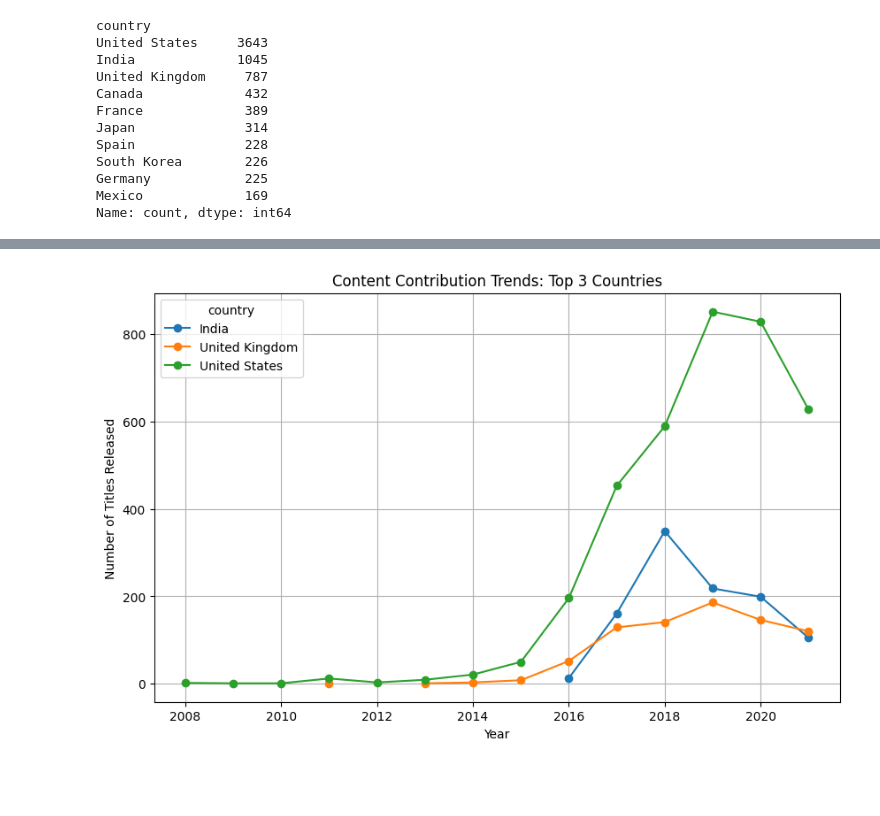
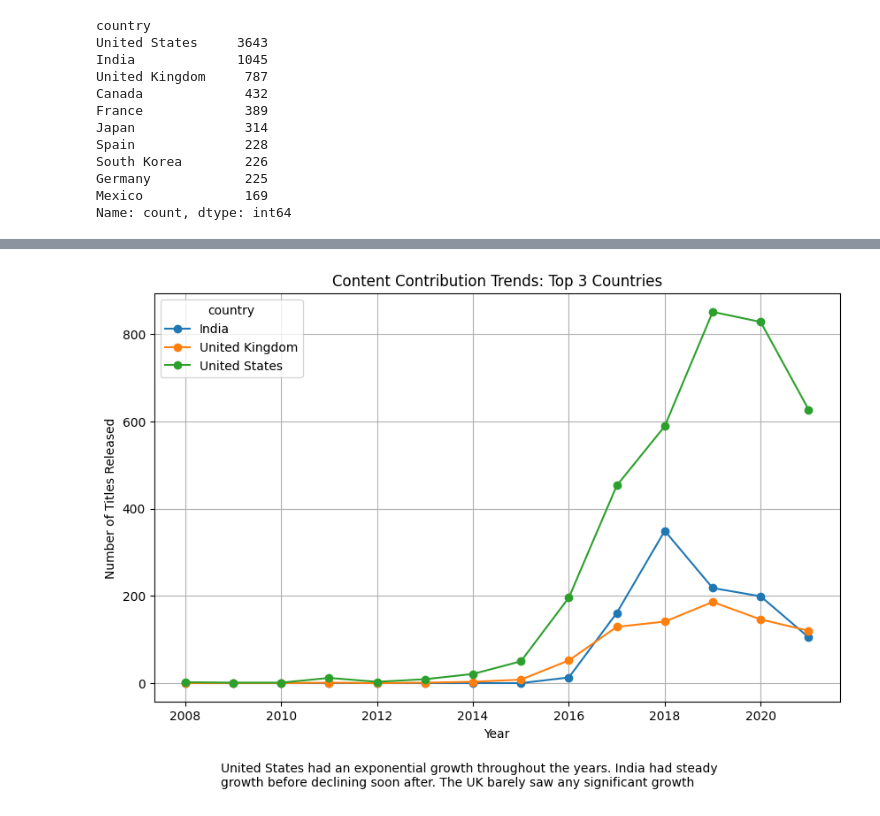
Before and after one commit to AlantheG21/4379_Assignment1, a Jupyter notebook: notebooks/analysis.ipynb, the cells around one changed output, grey strips where cells are left out. Saved outputs shown, nothing was run; the diff lists cells and outputs as text; code cells hidden in the pictures; blank space fills up the shorter version.

```diff
--- a/notebooks/analysis.ipynb
+++ b/notebooks/analysis.ipynb
@@ -103,7 +109,8 @@ def split_countries(countries_string):
         clean_list.append(c.strip())
     return clean_list
 # %%
-df_clean["country_list"] = df_clean["country"].apply(split_countries)
+df_clean["country"] = df_clean["country"].apply(split_countries)
+df_clean = df_clean.explode("country")
 df_clean.head(5)
 # %% [output]
 |  | show_id | type | title | director | cast | country | date_added | release_year | rating | duration | ... |
@@ -164,12 +162,14 @@ df_top_3
 # %%
 time_analysis = df_top_3.groupby(["year_added", "country"]).size().unstack()
-
+time_analysis.fillna(0, inplace=True)
 time_analysis.plot(kind="line", marker="o", figsize=(10,6))
 
 plt.title('Content Contribution Trends: Top 3 Countries')
 plt.xlabel('Year')
 plt.ylabel('Number of Titles Released')
+plt.figtext(0.2,-0.05,"United States had an exponential growth throughout the years. India had steady \ngrowth before declining soon after. The UK " \
+"barely saw any significant growth")
 plt.grid(True)
 plt.show()
 # %% [output]
-[figure, old version]
+[figure, new version]
```
Also changed, not shown: parts of 5 cells of this notebook.
